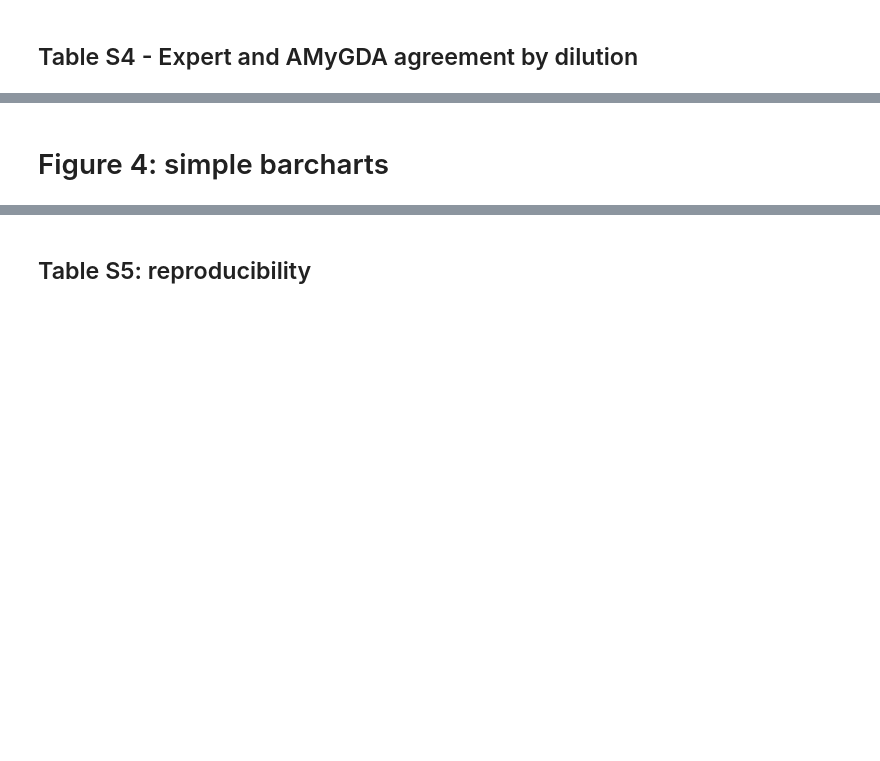
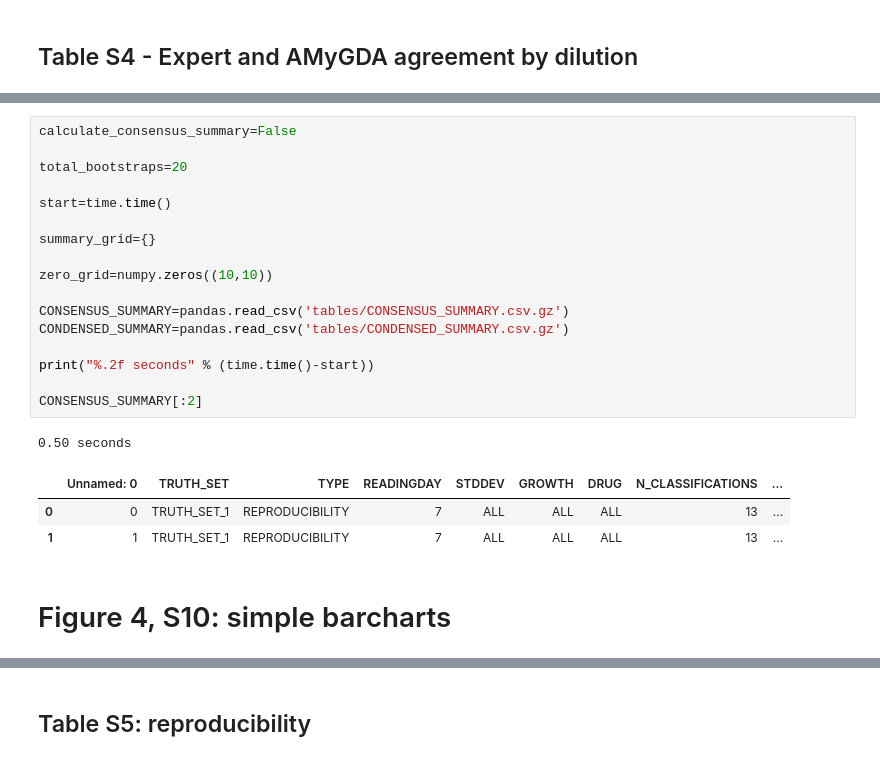
Before and after one commit to fowler-lab/bashthebug-consensus-dataset, a Jupyter notebook: recreate-figures-and-tables.ipynb, the cells around one changed output, grey strips where cells are left out. Saved outputs shown, nothing was run; the diff lists cells and outputs as text; blank space fills up the shorter version.

```diff
--- a/recreate-figures-and-tables.ipynb
+++ b/recreate-figures-and-tables.ipynb
@@ -1031,4 +692,26 @@ CONDENSED_SUMMARY[:2]
+# %%
+calculate_consensus_summary=False
+
+total_bootstraps=20
+
+start=time.time()
+
+summary_grid={}
+
+zero_grid=numpy.zeros((10,10))
+
+CONSENSUS_SUMMARY=pandas.read_csv('tables/CONSENSUS_SUMMARY.csv.gz')
+CONDENSED_SUMMARY=pandas.read_csv('tables/CONDENSED_SUMMARY.csv.gz')
+
+print("%.2f seconds" % (time.time()-start))
+
+CONSENSUS_SUMMARY[:2]
+# %% [output]
+0.50 seconds
+|  | Unnamed: 0 | TRUTH_SET | TYPE | READINGDAY | STDDEV | GROWTH | DRUG | N_CLASSIFICATIONS | ... |
+| 0 | 0 | TRUTH_SET_1 | REPRODUCIBILITY | 7 | ALL | ALL | ALL | 13 | ... |
+| 1 | 1 | TRUTH_SET_1 | REPRODUCIBILITY | 7 | ALL | ALL | ALL | 13 | ... |
 # %% [markdown]
-# Figure 4: simple barcharts
+# Figure 4, S10: simple barcharts
 # %%
 def plot_barchart(readingday,datatype,dataset,n_classifications):
```
Also changed, not shown: parts of 51 cells of this notebook, 11 other files.
